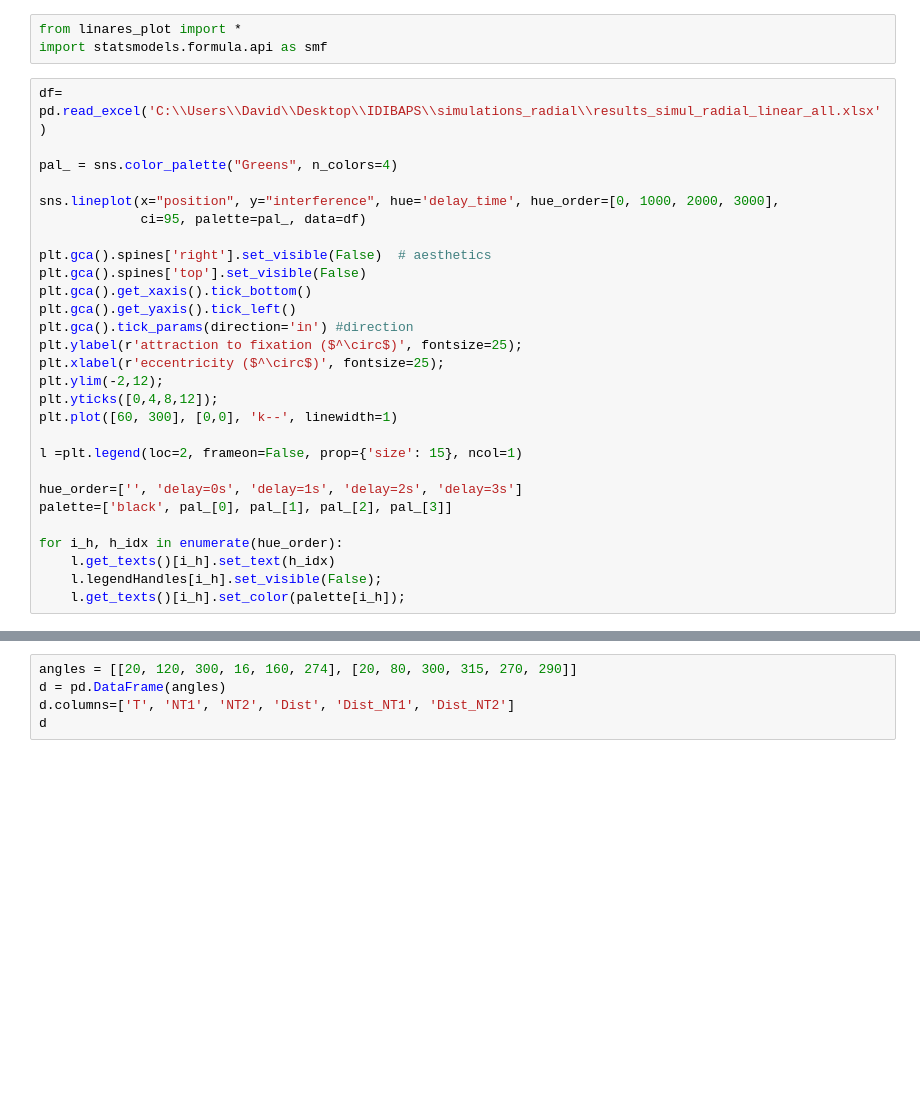
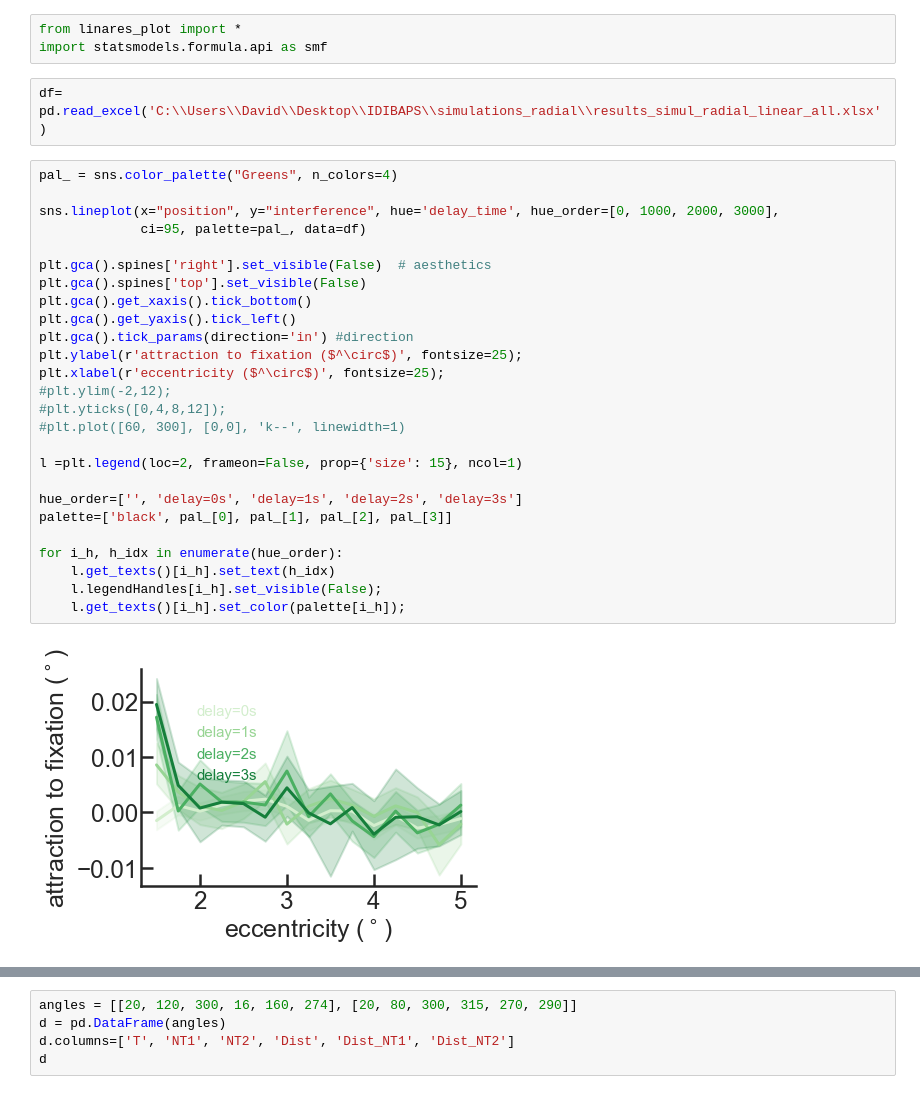
Before and after one commit to davidbestue/interference_topography, a Jupyter notebook: simulations/model/radial/results_simulation_linear.ipynb, the cells around one changed output, grey strips where cells are left out. Cells and saved outputs as stored; diff of their text form; blank space fills up the shorter version.

```diff
--- a/simulations/model/radial/results_simulation_linear.ipynb
+++ b/simulations/model/radial/results_simulation_linear.ipynb
@@ -1,31 +1,33 @@
 # %%
 from linares_plot import *
 import statsmodels.formula.api as smf
+# %%
+df= pd.read_excel('C:\\Users\\David\\Desktop\\IDIBAPS\\simulations_radial\\results_simul_radial_linear_all.xlsx')
 # %%
-df= pd.read_excel('C:\\Users\\David\\Desktop\\IDIBAPS\\simulations_radial\\results_simul_radial_linear_all.xlsx')
-
 pal_ = sns.color_palette("Greens", n_colors=4)
 
 sns.lineplot(x="position", y="interference", hue='delay_time', hue_order=[0, 1000, 2000, 3000],
              ci=95, palette=pal_, data=df)
 
 plt.gca().spines['right'].set_visible(False)  # aesthetics
 plt.gca().spines['top'].set_visible(False)
 plt.gca().get_xaxis().tick_bottom()
 plt.gca().get_yaxis().tick_left()
 plt.gca().tick_params(direction='in') #direction
 plt.ylabel(r'attraction to fixation ($^\circ$)', fontsize=25);
 plt.xlabel(r'eccentricity ($^\circ$)', fontsize=25);
-plt.ylim(-2,12);
-plt.yticks([0,4,8,12]);
-plt.plot([60, 300], [0,0], 'k--', linewidth=1)
+#plt.ylim(-2,12);
+#plt.yticks([0,4,8,12]);
+#plt.plot([60, 300], [0,0], 'k--', linewidth=1)
 
 l =plt.legend(loc=2, frameon=False, prop={'size': 15}, ncol=1)
 
 hue_order=['', 'delay=0s', 'delay=1s', 'delay=2s', 'delay=3s']
 palette=['black', pal_[0], pal_[1], pal_[2], pal_[3]]
 
 for i_h, h_idx in enumerate(hue_order):
     l.get_texts()[i_h].set_text(h_idx)
     l.legendHandles[i_h].set_visible(False);
     l.get_texts()[i_h].set_color(palette[i_h]);
+# %% [output]
+[figure, added]
```
Also changed, not shown: parts of 3 cells of this notebook.
